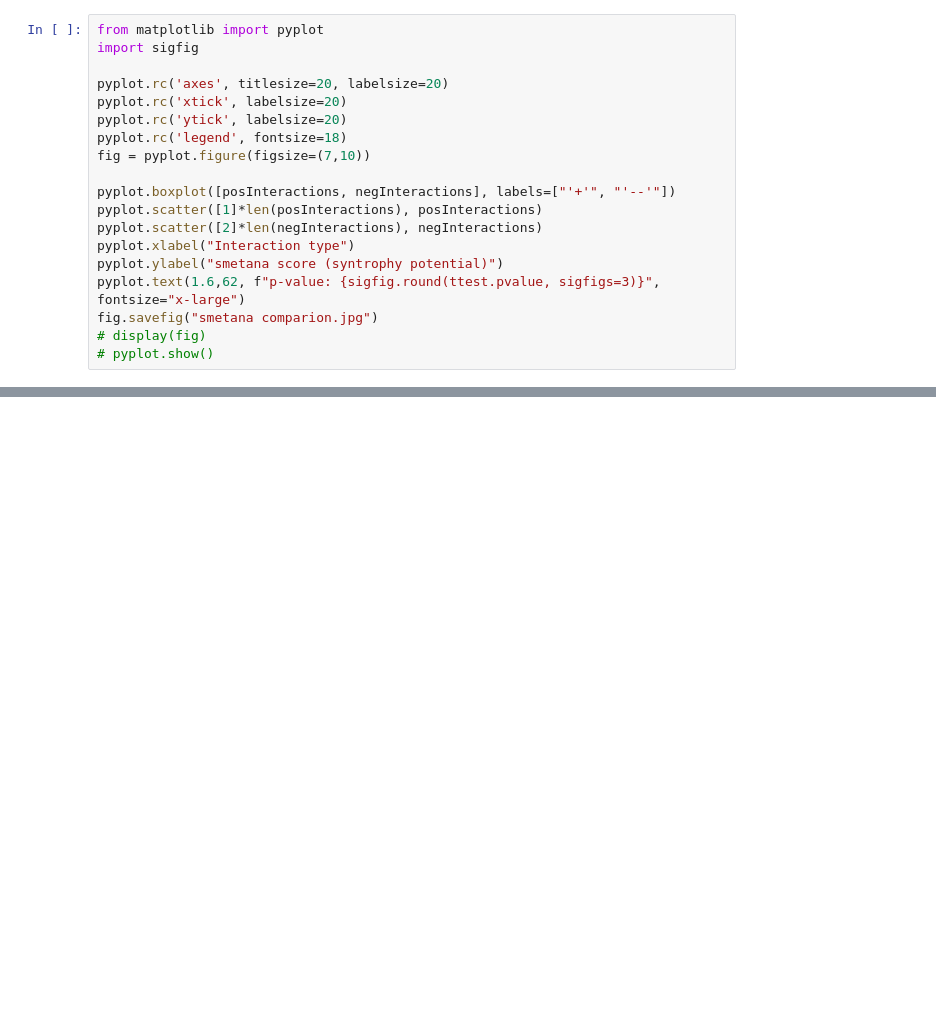
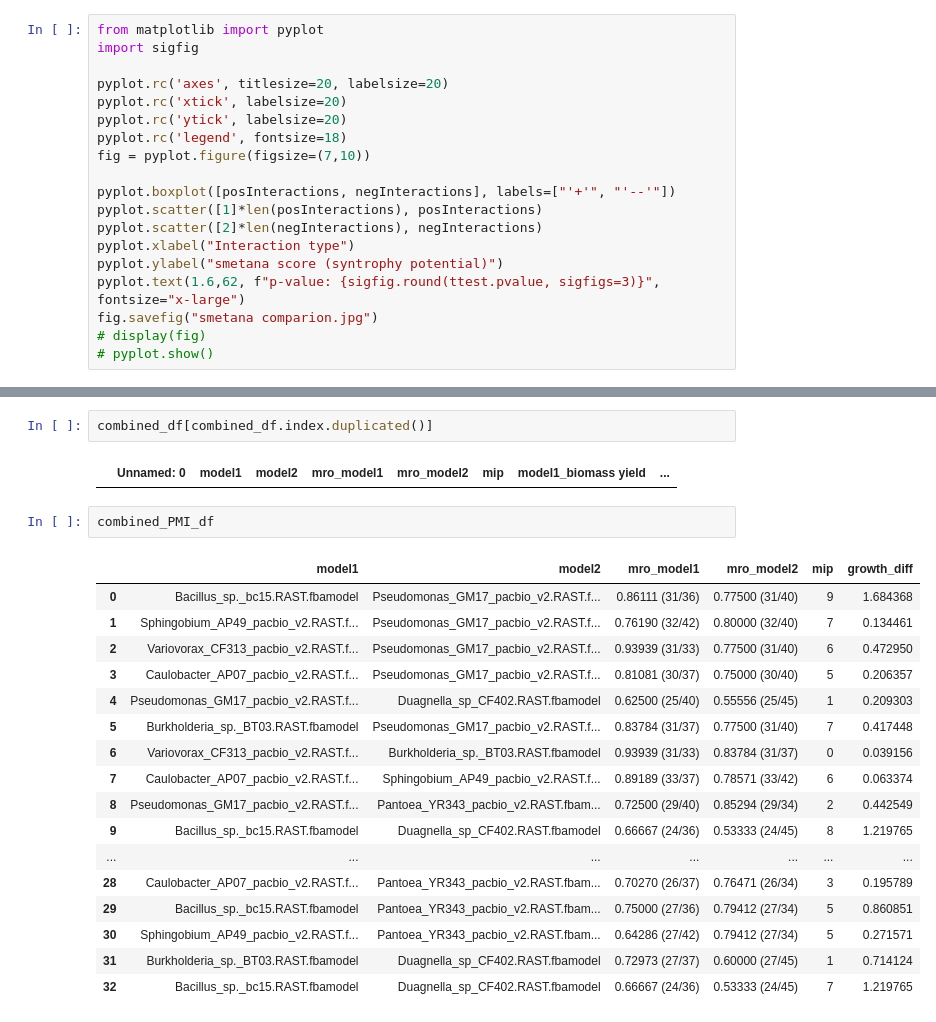
Before and after one commit to dtriadis/ModelSEEDpy, a Jupyter notebook: examples/Community Modeling/smetana/10-member_pairs_dev.ipynb, the cells around one changed output, grey strips where cells are left out. Cells and saved outputs as stored; diff of their text form; blank space fills up the shorter version.

```diff
--- a/examples/Community Modeling/smetana/10-member_pairs_dev.ipynb
+++ b/examples/Community Modeling/smetana/10-member_pairs_dev.ipynb
@@ -685,0 +906,24 @@ fig.savefig("smetana comparion.jpg")
+# %%
+combined_df[combined_df.index.duplicated()]
+# %% [output]
+|  | Unnamed: 0 | model1 | model2 | mro_model1 | mro_model2 | mip | model1_biomass yield | ... |
+# %%
+combined_PMI_df
+# %% [output]
+|  | model1 | model2 | mro_model1 | mro_model2 | mip | growth_diff |
+| 0 | Bacillus_sp._bc15.RAST.fbamodel | Pseudomonas_GM17_pacbio_v2.RAST.f... | 0.86111 (31/36) | 0.77500 (31/40) | 9 | 1.684368 |
+| 1 | Sphingobium_AP49_pacbio_v2.RAST.f... | Pseudomonas_GM17_pacbio_v2.RAST.f... | 0.76190 (32/42) | 0.80000 (32/40) | 7 | 0.134461 |
+| 2 | Variovorax_CF313_pacbio_v2.RAST.f... | Pseudomonas_GM17_pacbio_v2.RAST.f... | 0.93939 (31/33) | 0.77500 (31/40) | 6 | 0.472950 |
+| 3 | Caulobacter_AP07_pacbio_v2.RAST.f... | Pseudomonas_GM17_pacbio_v2.RAST.f... | 0.81081 (30/37) | 0.75000 (30/40) | 5 | 0.206357 |
+| 4 | Pseudomonas_GM17_pacbio_v2.RAST.f... | Duagnella_sp_CF402.RAST.fbamodel | 0.62500 (25/40) | 0.55556 (25/45) | 1 | 0.209303 |
+| 5 | Burkholderia_sp._BT03.RAST.fbamodel | Pseudomonas_GM17_pacbio_v2.RAST.f... | 0.83784 (31/37) | 0.77500 (31/40) | 7 | 0.417448 |
+| 6 | Variovorax_CF313_pacbio_v2.RAST.f... | Burkholderia_sp._BT03.RAST.fbamodel | 0.93939 (31/33) | 0.83784 (31/37) | 0 | 0.039156 |
+| 7 | Caulobacter_AP07_pacbio_v2.RAST.f... | Sphingobium_AP49_pacbio_v2.RAST.f... | 0.89189 (33/37) | 0.78571 (33/42) | 6 | 0.063374 |
+| 8 | Pseudomonas_GM17_pacbio_v2.RAST.f... | Pantoea_YR343_pacbio_v2.RAST.fbam... | 0.72500 (29/40) | 0.85294 (29/34) | 2 | 0.442549 |
+| 9 | Bacillus_sp._bc15.RAST.fbamodel | Duagnella_sp_CF402.RAST.fbamodel | 0.66667 (24/36) | 0.53333 (24/45) | 8 | 1.219765 |
+| ... | ... | ... | ... | ... | ... | ... |
+| 28 | Caulobacter_AP07_pacbio_v2.RAST.f... | Pantoea_YR343_pacbio_v2.RAST.fbam... | 0.70270 (26/37) | 0.76471 (26/34) | 3 | 0.195789 |
+| 29 | Bacillus_sp._bc15.RAST.fbamodel | Pantoea_YR343_pacbio_v2.RAST.fbam... | 0.75000 (27/36) | 0.79412 (27/34) | 5 | 0.860851 |
+| 30 | Sphingobium_AP49_pacbio_v2.RAST.f... | Pantoea_YR343_pacbio_v2.RAST.fbam... | 0.64286 (27/42) | 0.79412 (27/34) | 5 | 0.271571 |
+| 31 | Burkholderia_sp._BT03.RAST.fbamodel | Duagnella_sp_CF402.RAST.fbamodel | 0.72973 (27/37) | 0.60000 (27/45) | 1 | 0.714124 |
+| 32 | Bacillus_sp._bc15.RAST.fbamodel | Duagnella_sp_CF402.RAST.fbamodel | 0.66667 (24/36) | 0.53333 (24/45) | 7 | 1.219765 |
```
Also changed, not shown: parts of 5 cells of this notebook, 24 other files.
